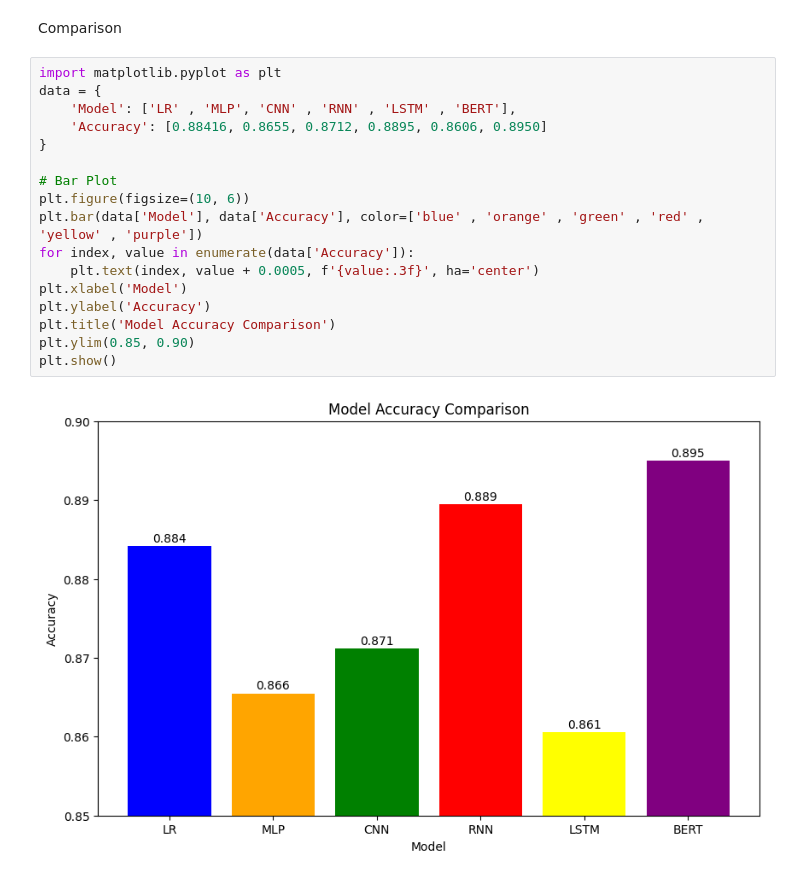
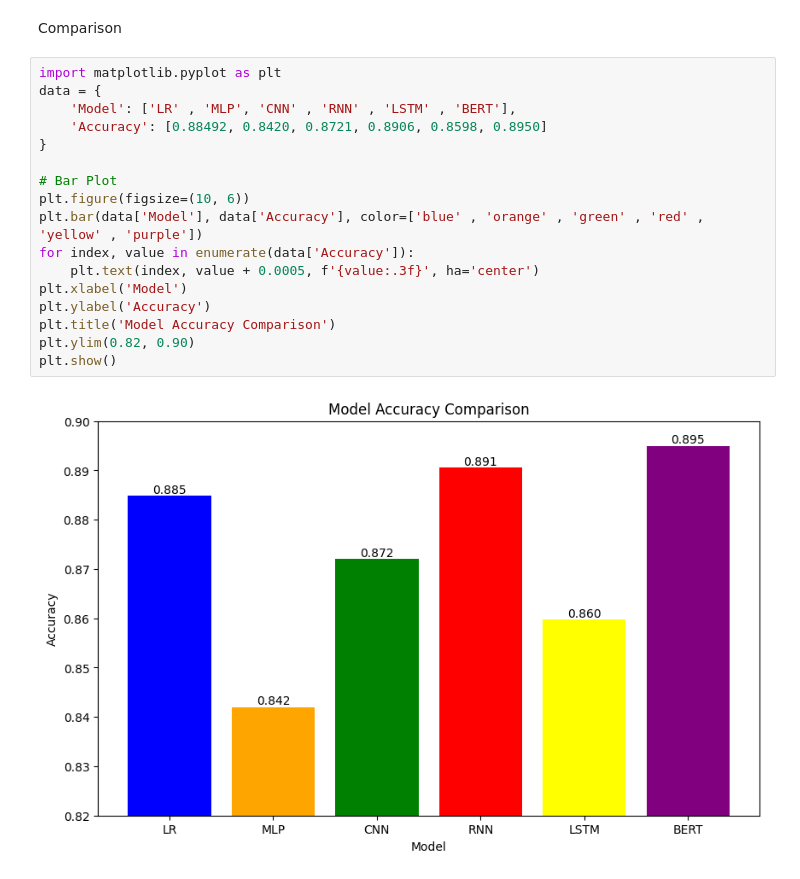
Before and after one commit to MahdiAnvarii/IMDB-Sentiment-Analysis, a Jupyter notebook: IMDB_Sentiment_Analysis.ipynb, the cells around one changed output. Cells and saved outputs as stored; diff of their text form.

```diff
--- a/IMDB_Sentiment_Analysis.ipynb
+++ b/IMDB_Sentiment_Analysis.ipynb
@@ -450,19 +446,19 @@ Comparison
 # %%
 import matplotlib.pyplot as plt
 data = {
     'Model': ['LR' , 'MLP', 'CNN' , 'RNN' , 'LSTM' , 'BERT'],
-    'Accuracy': [0.88416, 0.8655, 0.8712, 0.8895, 0.8606, 0.8950]
+    'Accuracy': [0.88492, 0.8420, 0.8721, 0.8906, 0.8598, 0.8950]
 }
 
 # Bar Plot
 plt.figure(figsize=(10, 6))
 plt.bar(data['Model'], data['Accuracy'], color=['blue' , 'orange' , 'green' , 'red' , 'yellow' , 'purple'])
 for index, value in enumerate(data['Accuracy']):
     plt.text(index, value + 0.0005, f'{value:.3f}', ha='center')
 plt.xlabel('Model')
 plt.ylabel('Accuracy')
 plt.title('Model Accuracy Comparison')
-plt.ylim(0.85, 0.90)
+plt.ylim(0.82, 0.90)
 plt.show()
 # %% [output]
-[figure, old version]
+[figure, new version]
```
Also changed, not shown: parts of 14 cells of this notebook.
